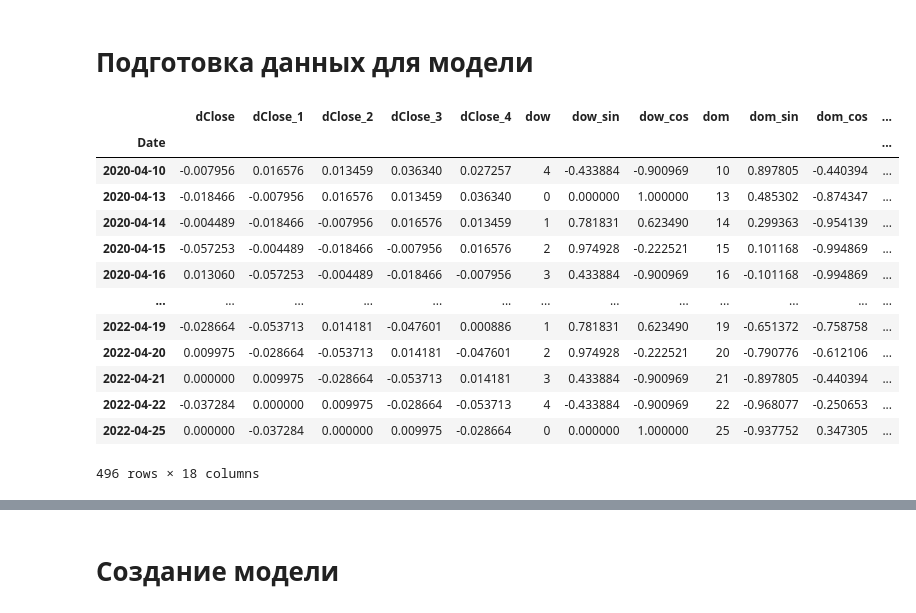
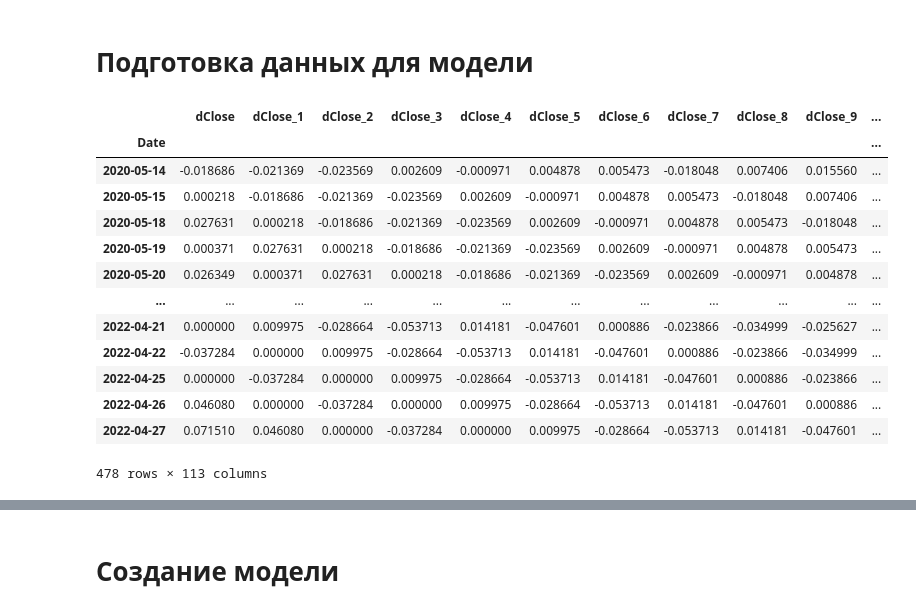
Before and after one commit to prog815/traide, a Jupyter notebook: tr-order-lama-simple.ipynb, the cells around one changed output, grey strips where cells are left out. Drawn from its saved outputs; the diff is of its cells as text; code cells hidden in the pictures.

Commit message:
Kaggle Notebook | tr-order-lama-simple | Version 4

```diff
--- a/tr-order-lama-simple.ipynb
+++ b/tr-order-lama-simple.ipynb
@@ -68,5 +70,5 @@ data
 # %%
-window = 5
+window = 100
 test_part = 0.2
 
 # подготовка входов
@@ -98,48 +100,48 @@ df['week_cos'] = np.cos(2 * np.pi * df['month'] / 53)
 # размножаем на два типа ордеров
 data_buy = df.copy()
 data_sell = df.copy()
 
 # добавляем таргет
 ohlc = data.values[:,:4]
-buy,sell = progOrder.getBuySellForData(ohlc)
+buy,sell = progOrder.getBuySellForData(ohlc,SP=0.05)
 data_buy['Target'] = buy.astype(int)
 data_sell['Target'] = sell.astype(int)
 
 # выделяем размер тестовой
 
 test_len = int((data.shape[0]-window-1)*test_part)
 
 # выделяем обучающую
 
 data_buy_train = data_buy.iloc[window+1:-test_len-1,:]
 data_sell_train = data_sell.iloc[window+1:-test_len-1,:]
 
 # выделяем тестовоую
 
 data_buy_test = data_buy.iloc[-test_len-1:-1,:]
 data_sell_test = data_sell.iloc[-test_len-1:-1,:]
 
 # выделяем расчетную
 
 data_buy_calc = data_buy.iloc[[-1],:]
 data_sell_calc = data_sell.iloc[[-1],:]
 
 data_buy_test
 # %% [output]
-|  | dClose | dClose_1 | dClose_2 | dClose_3 | dClose_4 | dow | dow_sin | dow_cos | dom | dom_sin | dom_cos | ... |
-| Date |  |  |  |  |  |  |  |  |  |  |  | ... |
-| 2020-04-10 | -0.007956 | 0.016576 | 0.013459 | 0.036340 | 0.027257 | 4 | -0.433884 | -0.900969 | 10 | 0.897805 | -0.440394 | ... |
-| 2020-04-13 | -0.018466 | -0.007956 | 0.016576 | 0.013459 | 0.036340 | 0 | 0.000000 | 1.000000 | 13 | 0.485302 | -0.874347 | ... |
-| 2020-04-14 | -0.004489 | -0.018466 | -0.007956 | 0.016576 | 0.013459 | 1 | 0.781831 | 0.623490 | 14 | 0.299363 | -0.954139 | ... |
-| 2020-04-15 | -0.057253 | -0.004489 | -0.018466 | -0.007956 | 0.016576 | 2 | 0.974928 | -0.222521 | 15 | 0.101168 | -0.994869 | ... |
-| 2020-04-16 | 0.013060 | -0.057253 | -0.004489 | -0.018466 | -0.007956 | 3 | 0.433884 | -0.900969 | 16 | -0.101168 | -0.994869 | ... |
-| ... | ... | ... | ... | ... | ... | ... | ... | ... | ... | ... | ... | ... |
-| 2022-04-19 | -0.028664 | -0.053713 | 0.014181 | -0.047601 | 0.000886 | 1 | 0.781831 | 0.623490 | 19 | -0.651372 | -0.758758 | ... |
-| 2022-04-20 | 0.009975 | -0.028664 | -0.053713 | 0.014181 | -0.047601 | 2 | 0.974928 | -0.222521 | 20 | -0.790776 | -0.612106 | ... |
-| 2022-04-21 | 0.000000 | 0.009975 | -0.028664 | -0.053713 | 0.014181 | 3 | 0.433884 | -0.900969 | 21 | -0.897805 | -0.440394 | ... |
-| 2022-04-22 | -0.037284 | 0.000000 | 0.009975 | -0.028664 | -0.053713 | 4 | -0.433884 | -0.900969 | 22 | -0.968077 | -0.250653 | ... |
-| 2022-04-25 | 0.000000 | -0.037284 | 0.000000 | 0.009975 | -0.028664 | 0 | 0.000000 | 1.000000 | 25 | -0.937752 | 0.347305 | ... |
+|  | dClose | dClose_1 | dClose_2 | dClose_3 | dClose_4 | dClose_5 | dClose_6 | dClose_7 | dClose_8 | dClose_9 | ... |
+| Date |  |  |  |  |  |  |  |  |  |  | ... |
+| 2020-05-14 | -0.018686 | -0.021369 | -0.023569 | 0.002609 | -0.000971 | 0.004878 | 0.005473 | -0.018048 | 0.007406 | 0.015560 | ... |
+| 2020-05-15 | 0.000218 | -0.018686 | -0.021369 | -0.023569 | 0.002609 | -0.000971 | 0.004878 | 0.005473 | -0.018048 | 0.007406 | ... |
+| 2020-05-18 | 0.027631 | 0.000218 | -0.018686 | -0.021369 | -0.023569 | 0.002609 | -0.000971 | 0.004878 | 0.005473 | -0.018048 | ... |
+| 2020-05-19 | 0.000371 | 0.027631 | 0.000218 | -0.018686 | -0.021369 | -0.023569 | 0.002609 | -0.000971 | 0.004878 | 0.005473 | ... |
+| 2020-05-20 | 0.026349 | 0.000371 | 0.027631 | 0.000218 | -0.018686 | -0.021369 | -0.023569 | 0.002609 | -0.000971 | 0.004878 | ... |
+| ... | ... | ... | ... | ... | ... | ... | ... | ... | ... | ... | ... |
+| 2022-04-21 | 0.000000 | 0.009975 | -0.028664 | -0.053713 | 0.014181 | -0.047601 | 0.000886 | -0.023866 | -0.034999 | -0.025627 | ... |
+| 2022-04-22 | -0.037284 | 0.000000 | 0.009975 | -0.028664 | -0.053713 | 0.014181 | -0.047601 | 0.000886 | -0.023866 | -0.034999 | ... |
+| 2022-04-25 | 0.000000 | -0.037284 | 0.000000 | 0.009975 | -0.028664 | -0.053713 | 0.014181 | -0.047601 | 0.000886 | -0.023866 | ... |
+| 2022-04-26 | 0.046080 | 0.000000 | -0.037284 | 0.000000 | 0.009975 | -0.028664 | -0.053713 | 0.014181 | -0.047601 | 0.000886 | ... |
+| 2022-04-27 | 0.071510 | 0.046080 | 0.000000 | -0.037284 | 0.000000 | 0.009975 | -0.028664 | -0.053713 | 0.014181 | -0.047601 | ... |
-496 rows × 18 columns
+478 rows × 113 columns
 # %%
 # контроль средних
 pd.DataFrame([data_buy_train.describe().loc['mean',:],data_buy_test.describe().loc['mean',:]],index=['train','test'])
```
Also changed, not shown: parts of 20 cells of this notebook.
